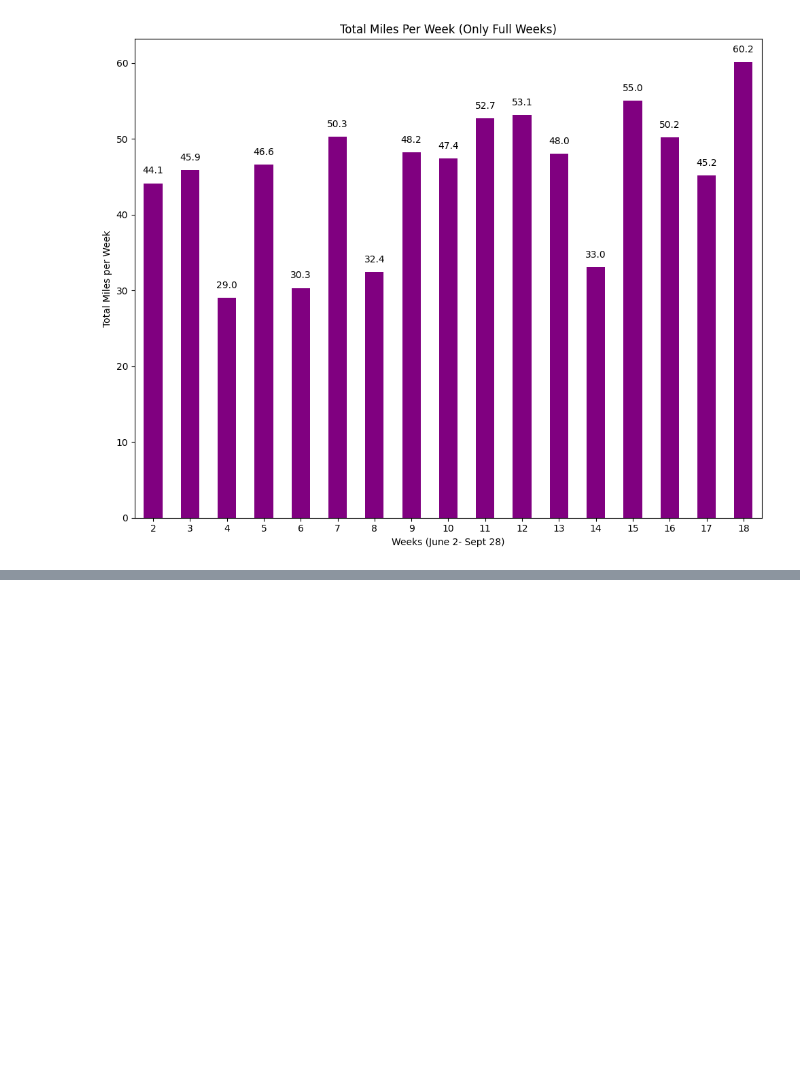
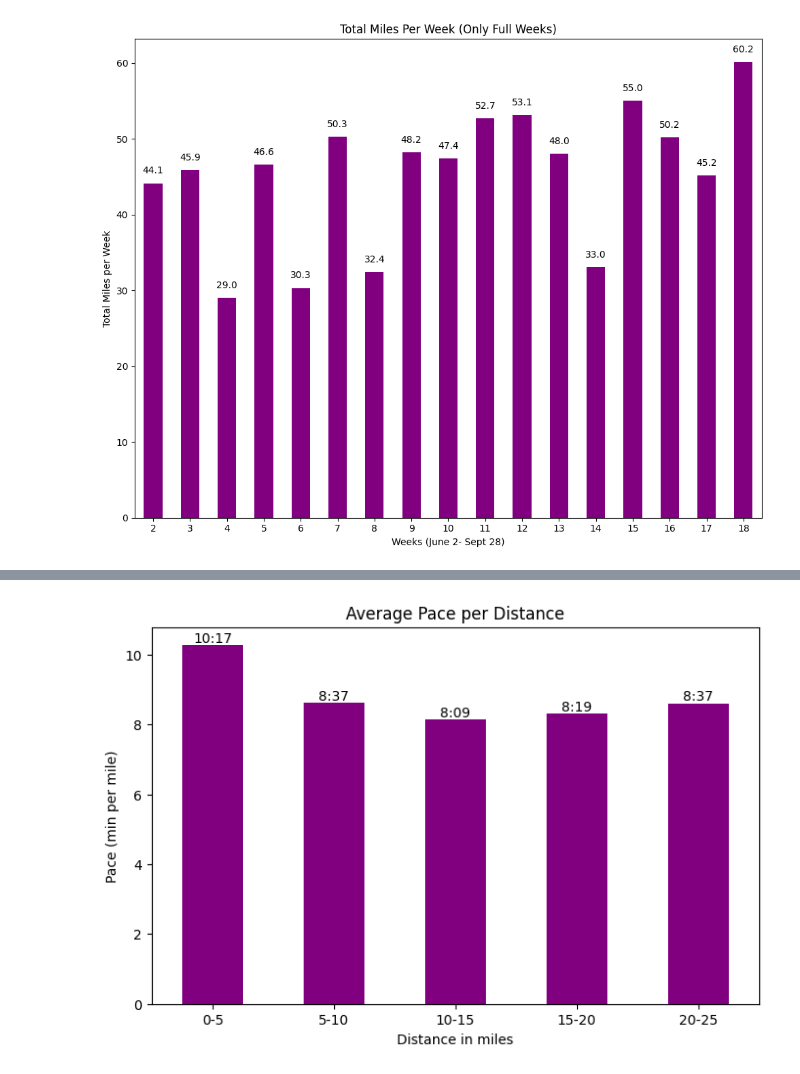
Before and after one commit to JakeBowen2005/Working_With_Garmin_Data, a Jupyter notebook: larger_dataset_visuals.ipynb, the cells around one changed output, grey strips where cells are left out. Saved outputs shown, nothing was run; the diff lists cells and outputs as text; code cells hidden in the pictures; blank space fills up the shorter version.

Commit message:
Added the avg pace per distance miles chart, also the float to pace function so if I want to show on a chart the pace in minutes per mile I can

```diff
--- a/larger_dataset_visuals.ipynb
+++ b/larger_dataset_visuals.ipynb
@@ -169,0 +162,40 @@ plt.tight_layout()
+# %%
+#Cutting data into Bins
+
+bins = [0,5,10,15,20,25]
+labels = ["0-5", "5-10", "10-15", "15-20", "20-25"]
+
+data["Distance Ranges"] = pd.cut(data["Distance"], bins=bins, labels=labels, right=False)
+avg_pace_range = data.groupby("Distance Ranges")["Avg Pace"].mean().round(2)
+
+#Make chart now
+
+plt.figure(figsize=(8,5))
+avg_pace_range.plot(kind="bar",color="purple")
+plt.title("Average Pace per Distance")
+plt.xlabel("Distance in miles")
+plt.ylabel("Pace (min per mile)")
+plt.xticks(rotation=0)
+
+#pace is going to be a float value
+def float_to_pace(pace):
+    m = int(pace)
+    s= round((pace -m)*60)
+    if s == 60:
+        m += 1
+        s = 0
+
+    return f"{m}:{s:02d}"
+
+for i, value in enumerate(avg_pace_range):
+    plt.text(
+        x=i,
+        y=value,
+        s=float_to_pace(value),
+        ha="center",
+        va="bottom",
+        fontsize="10",
+        color="black"
+    )
+# %% [output]
+[figure, added]
```
Also changed, not shown: parts of 1 cell of this notebook.
